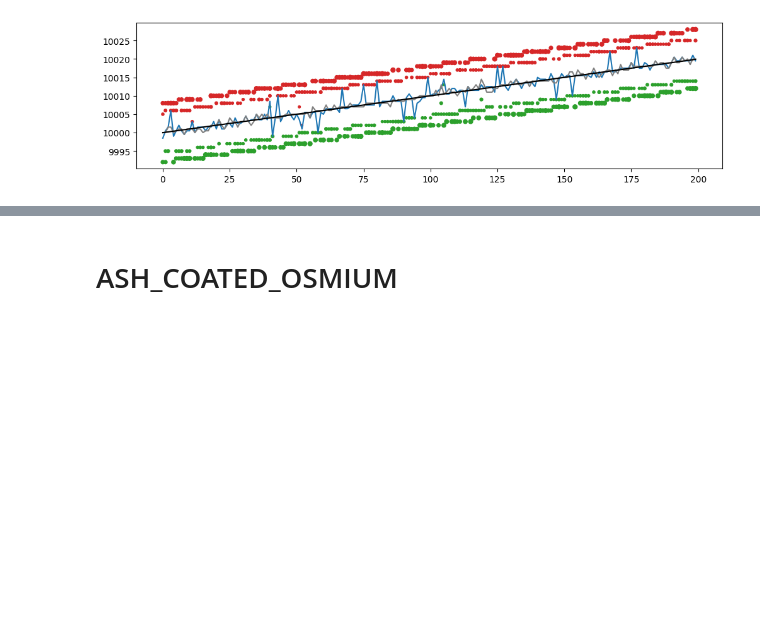
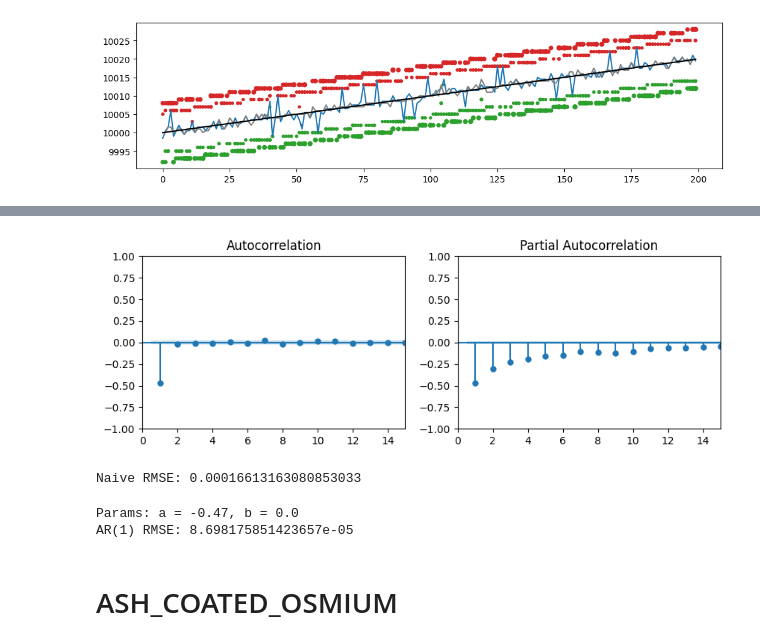
Before and after one commit to aemilani/imc-prosperity-4, a Jupyter notebook: notebooks/algo_1.ipynb, the cells around one changed output, grey strips where cells are left out. Saved outputs shown, nothing was run; the diff lists cells and outputs as text; code cells hidden in the pictures; blank space fills up the shorter version.

Commit message:
First version round 1 algos done

```diff
--- a/notebooks/round_1.ipynb
+++ b/notebooks/algo_1.ipynb
@@ -187,0 +197,9 @@ plt.show()
+# %%
+fig, ax = plt.subplots(1, 2, figsize=(10, 3))
+plot_acf(train_logr, ax=ax[0], zero=False)
+plot_pacf(train_logr, ax=ax[1], zero=False)
+ax[0].set_xlim([0, 15])
+ax[1].set_xlim([0, 15])
+plt.show()
+# %% [output]
+[figure, added]
@@ -188,3 +208,24 @@ plt.show()
+# %%
+# Naive
+pred = test_logr[:-1].to_numpy()
+err = true - pred
+rmse = np.mean(err ** 2) ** 0.5
+print(f'Naive RMSE: {rmse}')
+# %% [output]
+Naive RMSE: 0.00016613163080853033
+# %%
+# AR(1)
+coeffs = np.polyfit(train_logr[:-1], train_logr[1:], deg=1)
+a, b = coeffs
+print(f'Params: a = {round(a, 2)}, b = {round(b, 2)}')
+
+pred = test_logr[:-1].to_numpy() * a
+err = true - pred
+rmse = np.mean(err ** 2) ** 0.5
+print(f'AR(1) RMSE: {rmse}')
+# %% [output]
+Params: a = -0.47, b = 0.0
+AR(1) RMSE: 8.698175851423657e-05
 # %% [markdown]
 # ASH_COATED_OSMIUM
 # %%
```
Also changed, not shown: parts of 5 cells of this notebook, 5 other files.
